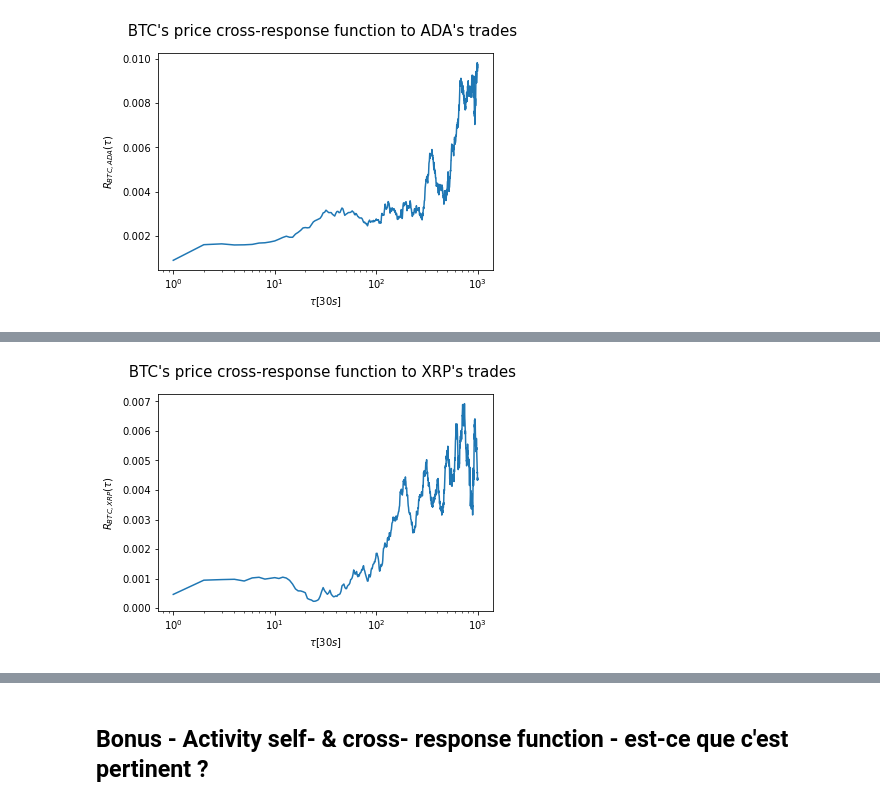
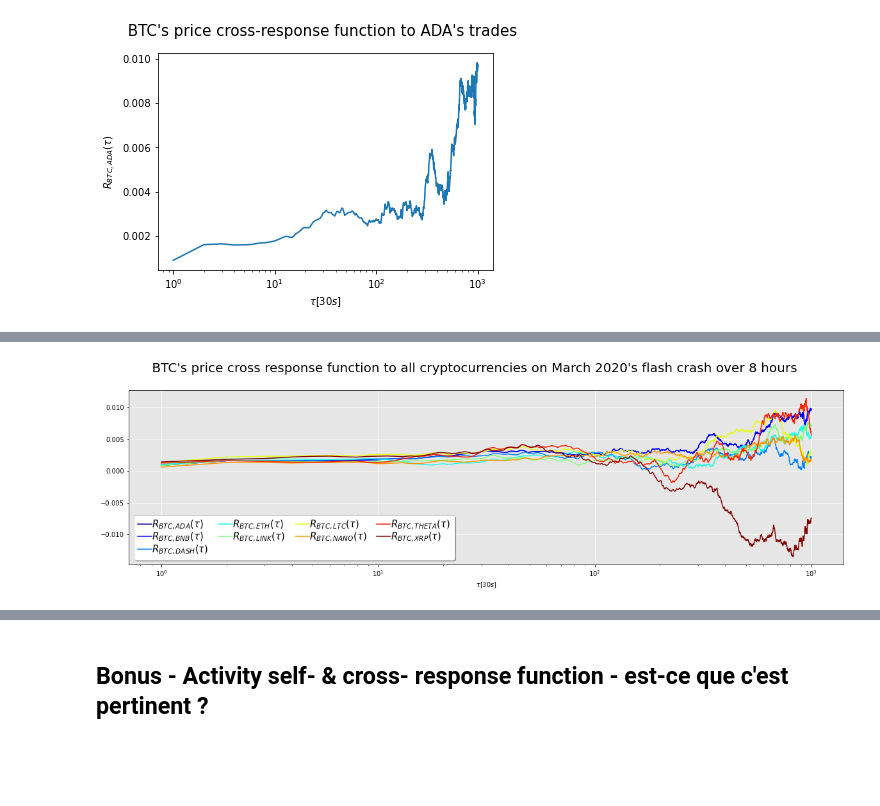
Before and after one commit to lpdbrx/FIN525-Bitcoin-Impact, a Jupyter notebook: Cross Cryptocurrency Response Function.ipynb, the cells around one changed output, grey strips where cells are left out. Cells and saved outputs as stored; diff of their text form; code cells hidden in the pictures; blank space fills up the shorter version.

```diff
--- a/Cross Cryptocurrency Response Function.ipynb
+++ b/Cross Cryptocurrency Response Function.ipynb
@@ -544,11 +649,16 @@ taus=range(1,1000,1)
 fig, axs = plt.subplots(nrows=10, ncols=1, figsize=(20, 50))
 for i in range(len(axs)):
     axs[i].plot(taus, flas_crash_rs[i])
-    axs[i].set_ylabel(symbs[i]+ ' ' + r'$R(\tau)$')
+    axs[i].grid(which='major', axis='both', color='w')
+    axs[i].set_facecolor((0.9,0.9,0.9))
+    axs[i].set_title(symbs[i]+"'s price self-response functions")
+    #axs[i].set_ylabel(symbs[i]+ ' ' + r'$R(\tau)$')
+    axs[i].set_ylabel(r'$R(\tau)$')
     axs[i].set_xlabel(r'$\tau[30s]$')
     axs[i].set_xscale('log')
-title = ' Price self-response functions over 8 hours'
+plt.subplots_adjust(hspace = 0.4)
+title = " All price self-response functions over 8 hours on March 2020's flash crash "
 fig.suptitle(title, fontsize=30, y=0.91)
-#plt.savefig('images/'+title+'.png', dpi=300)
+plt.savefig('images/'+title+'.png', dpi=300)
 plt.show()
 # %% [output]
@@ -584,8 +686,46 @@ plot_cross_response_function(xrp_btc_c_r, 9, 1, range(1,1000,1))
-# %%
-# Compute BTC's cross response function to XRP
-btc_xrp_c_r = compute_cross_response(flash_crash_dfs[1], flash_crash_dfs[9], tau_max = 1000, dtau = 1)
-
-# Plot BTC's cross response function to XRP
-plot_cross_response_function(btc_xrp_c_r, 1, 9, range(1,1000,1))
-# %% [output]
-[figure, removed]
+# %%
+# Plot BTC's cross response function to all cryptocurrencies
+
+# Compute
+taus=range(1,1000,1)
+btc_c_rs = []
+for i in range(len(symbs)):
+    if i!=1:
+        btc_c_r = compute_cross_response(flash_crash_dfs[1], flash_crash_dfs[i], tau_max = 1000, dtau = 1)
+    btc_c_rs.append(btc_c_r)
+btc_c_rs = np.array(btc_c_rs)
+
+# Plot
+fig, ax = plt.subplots(nrows=1, ncols=1, figsize=(20, 5))#, sharex=True)
+num_plots = 9
+colormap = plt.cm.gist_ncar
+plt.gca().set_prop_cycle(plt.cycler('color', plt.cm.jet(np.linspace(0, 1, num_plots))))
+ax.set_prop_cycle(plt.cycler('color', plt.cm.jet(np.linspace(0, 1, num_plots))))
+ax.grid(which='major', axis='both', color='w')
+ax.set_facecolor((0.9,0.9,0.9))
+ax.set_xlabel(r'$\tau[30s]$')
+ax.set_xscale('log')
+labels = []
+
+# Iterating through each cryptocurrency
+for x in range(len(btc_c_rs)-1):
+    if x<1:
+        j = x
+    else:
+        j = x+1
+    labels.append(r'$R_{'+ symbs[1] + ', '+ symbs[j] + '}'+ r'(\tau)$')
+    ax.plot(taus, btc_c_rs[x])
+
+# Add legend
+ax.legend(labels, ncol=4, loc='lower left', fontsize=15,
+   columnspacing=1.0, labelspacing=0.0,
+   handletextpad=0.0, handlelength=1.5,
+   fancybox=True, shadow=True)
+
+# Add title and save
+title = ' ' + "BTC's price cross response function to all cryptocurrencies on March 2020's flash crash over 8 hours "
+fig.suptitle(title, fontsize=20, y=1)
+plt.savefig('images/'+title+'.png', dpi=300)
+plt.show()
+# %% [output]
+[figure, added]
```
Also changed, not shown: parts of 22 cells of this notebook.
